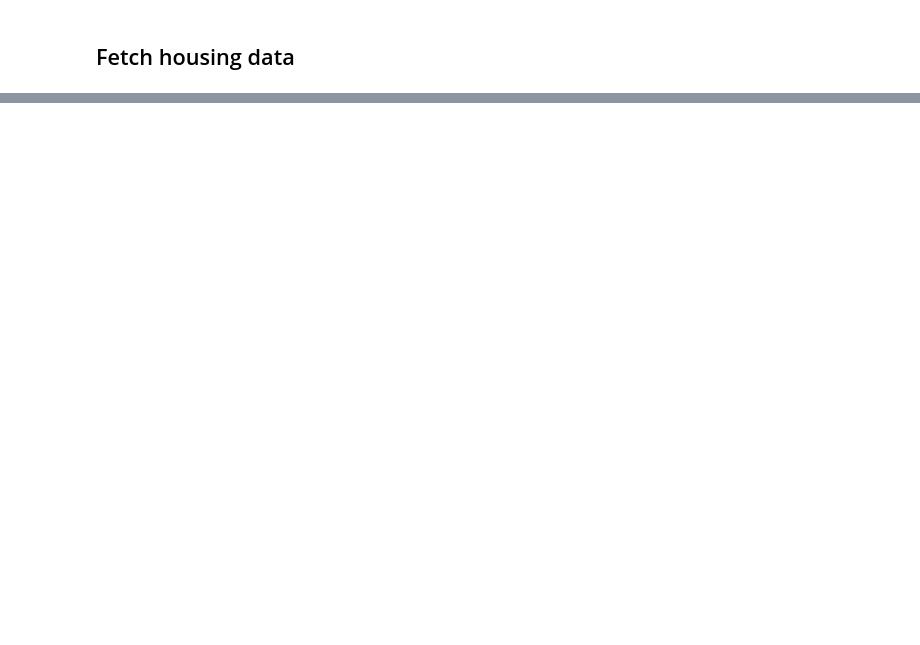
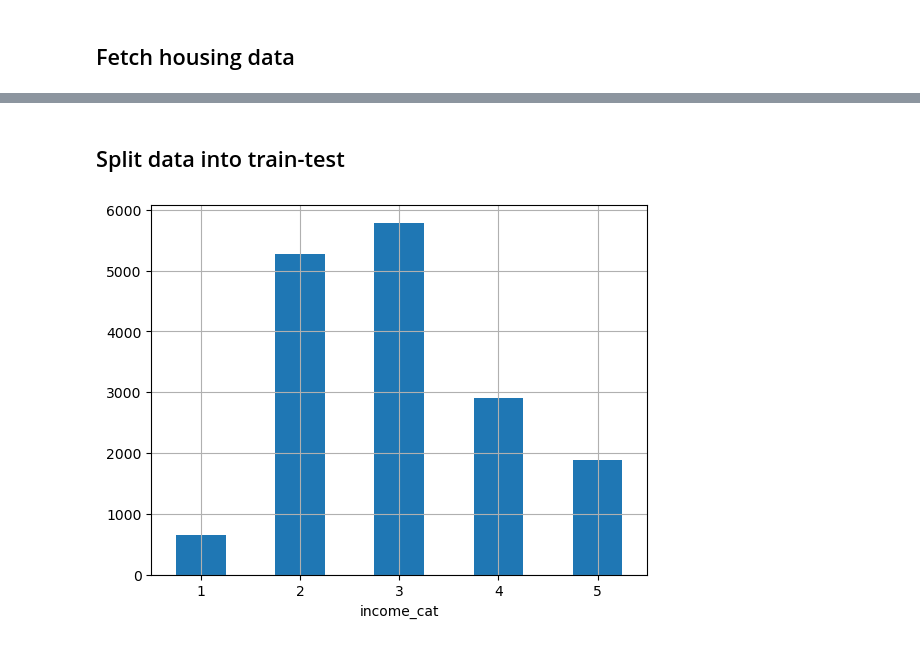
Before and after one commit to kvshashank/Codes, a Jupyter notebook: ML_projects/housing_data.ipynb, the cells around one changed output, grey strips where cells are left out. Cells and saved outputs as stored; diff of their text form; code cells hidden in the pictures; blank space fills up the shorter version.

```diff
--- a/ML_projects/housing_data.ipynb
+++ b/ML_projects/housing_data.ipynb
@@ -51,0 +56,13 @@ C:\Users\konduri\Desktop\Codes\ML_projects\housing.tgz
+# %% [markdown]
+## Split data into train-test
+# %%
+## Convert median income to income categories 1,2,3,4,5
+housing["income_cat"] = pd.cut(housing["median_income"], bins=[0, 1.5, 3, 4.5, 6, np.inf], labels = [1,2,3,4,5])
+
+from sklearn.model_selection import train_test_split
+
+strat_train_set, strat_test_set = train_test_split(housing, test_size=0.2, random_state=42, stratify=housing["income_cat"])
+strat_train_set["income_cat"].value_counts().sort_index().plot.bar(rot=0, grid=True)
+plt.show()
+# %% [output]
+[figure, added]
```
Also changed, not shown: parts of 7 cells of this notebook.
